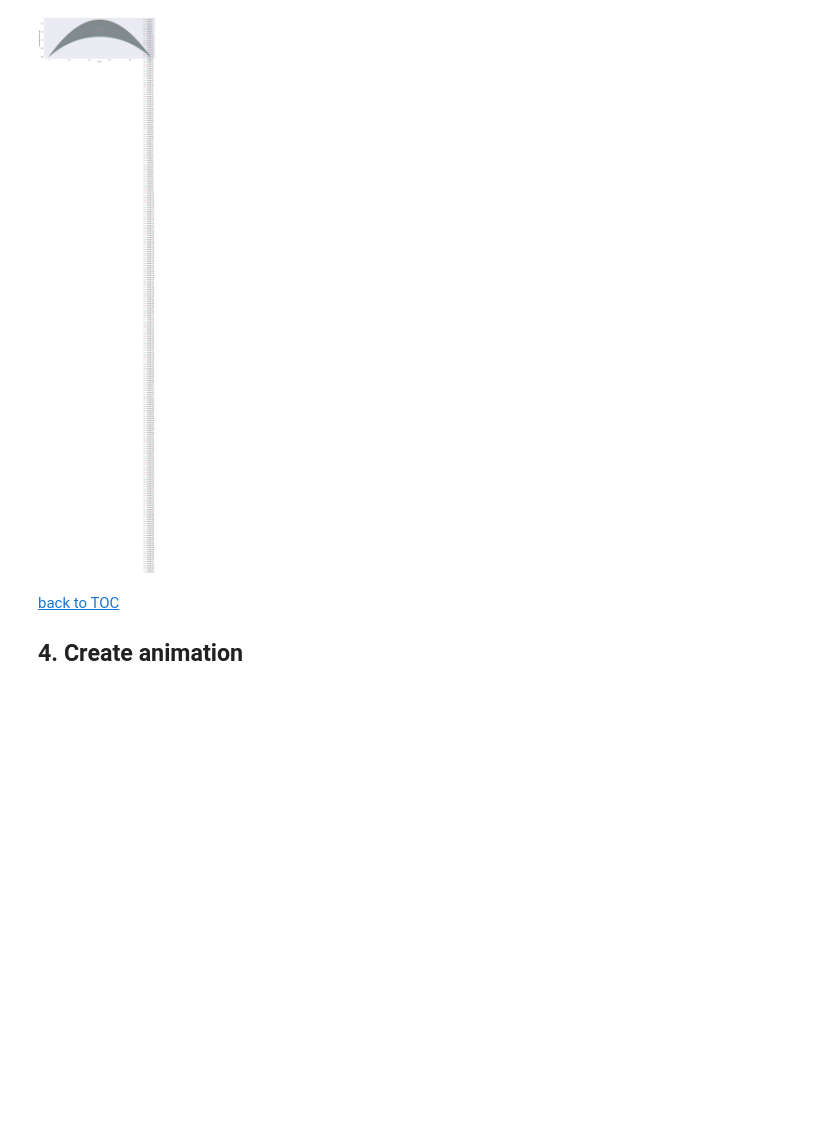
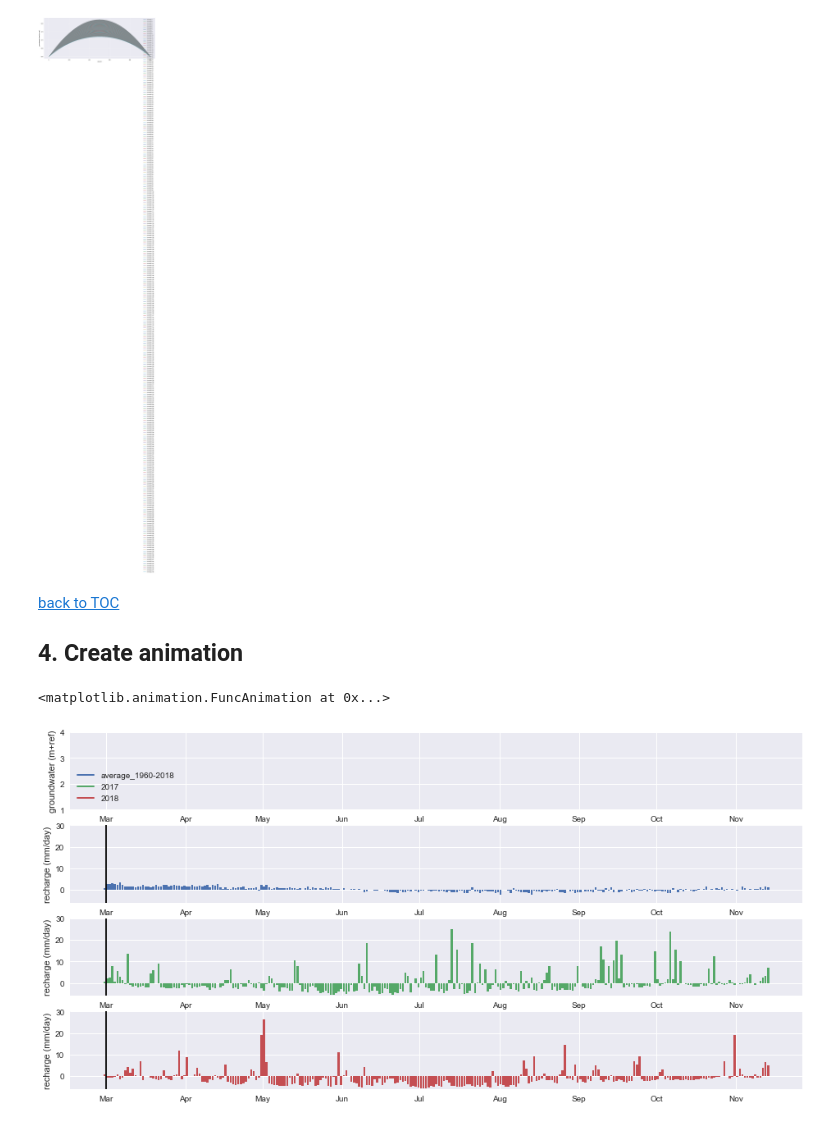
Before and after one commit to MAMBA-python/raw_material, a Jupyter notebook: Practical_examples/groundwater_model/groundwater_model.ipynb, the cells around one changed output. Cells and saved outputs as stored; diff of their text form; code cells hidden in the pictures; blank space fills up the shorter version.

```diff
--- a/Practical_examples/groundwater_model/groundwater_model.ipynb
+++ b/Practical_examples/groundwater_model/groundwater_model.ipynb
@@ -274,4 +274,7 @@ Text(0,0.5,'groundwater head (m+ref)')
 ## 4. Create animation<a class="anchor" id="4"></a>
 # %%
 os.chdir(result_folder) #necesary because ani.save cannot handle full paths
-animate_multiple_gw_rch([ml3,ml2, ml], 'plot_gws_rch.mp4', output_loc=(0,0,400), animation_frequency='D')
+gf.animate_multiple_gw_rch([ml3,ml2, ml], 'plot_gws_rch.mp4', output_loc=(0,0,400), animation_frequency='D')
+# %% [output]
+<matplotlib.animation.FuncAnimation at 0x...>
+[figure, added]
```
Also changed, not shown: parts of 2 cells of this notebook, 2 other files.
